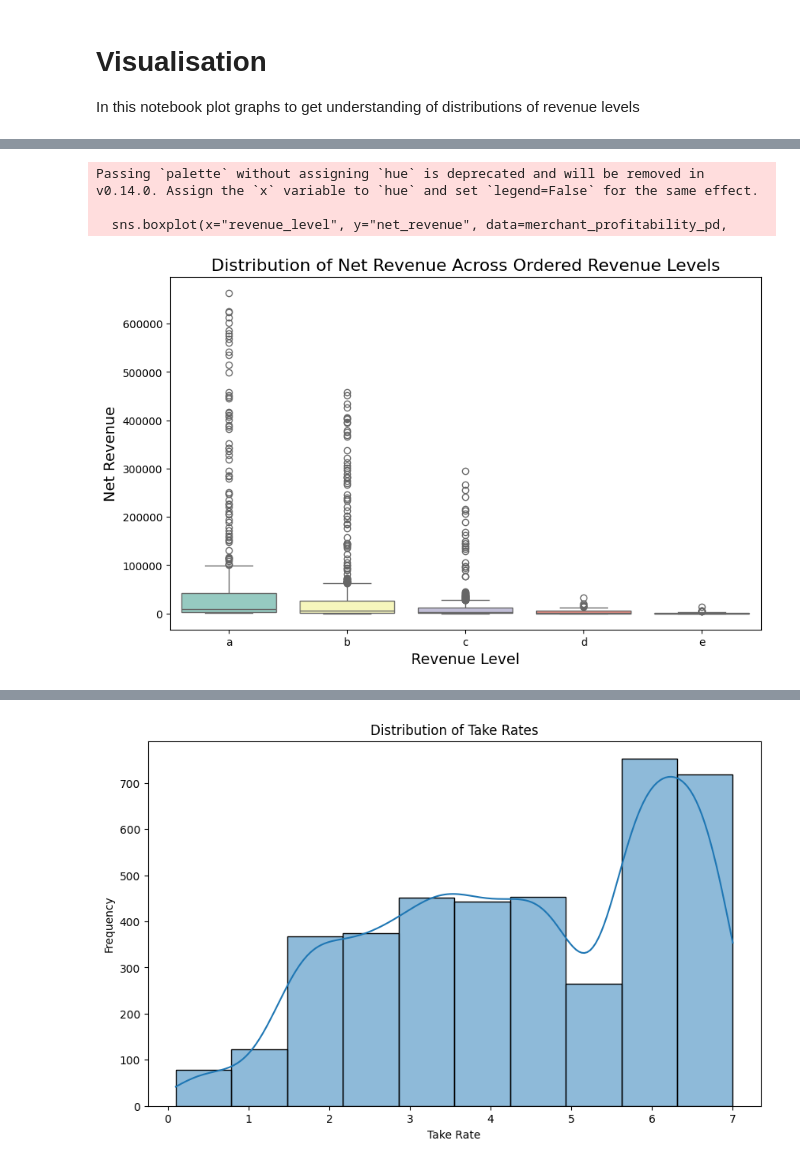
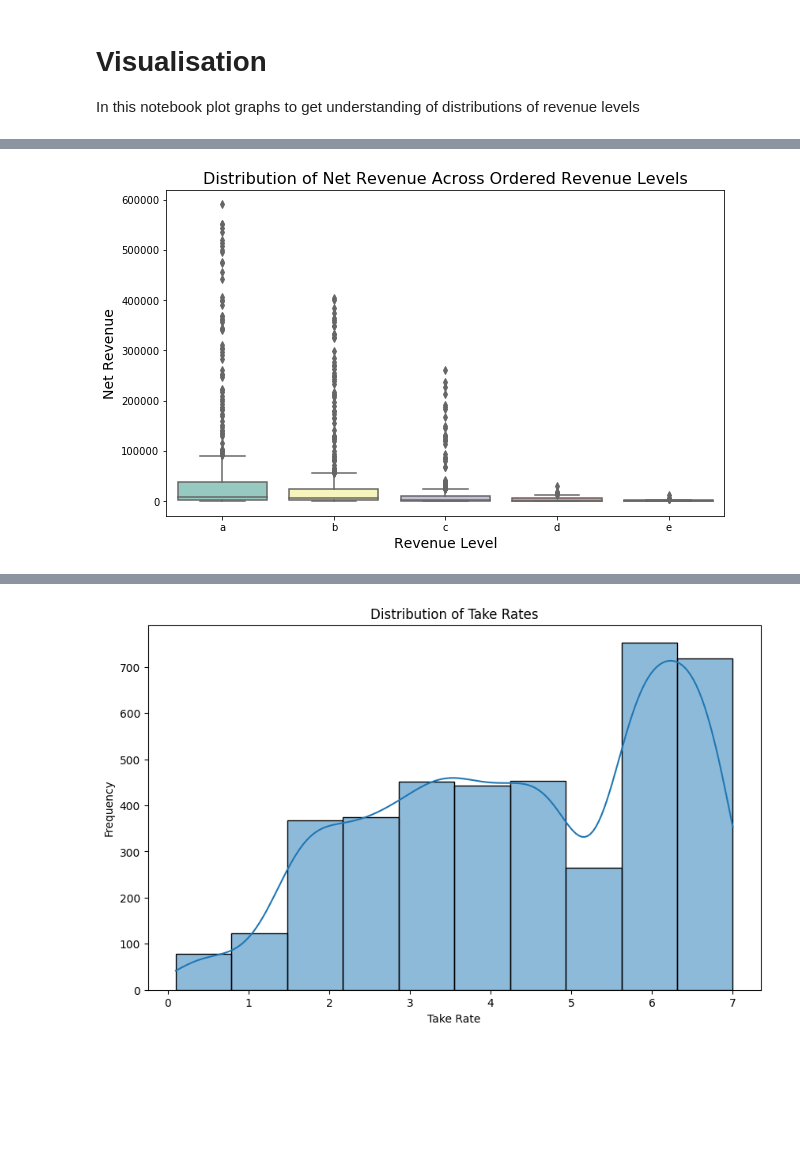
Before and after one commit to MAST30034-AppliedDataScience/project-2-group-buy-now-pay-later-industry-project-9, a Jupyter notebook: notebooks/visualisation.ipynb, the cells around one changed output, grey strips where cells are left out. Cells and saved outputs as stored; diff of their text form; code cells hidden in the pictures; blank space fills up the shorter version.

```diff
--- a/notebooks/visualisation.ipynb
+++ b/notebooks/visualisation.ipynb
@@ -4,7 +4,7 @@ os.sys.path.append("../")
 from scripts.visualisation import *
 # %%
 spark = (
-    SparkSession.builder.appName("Preliminary Analysis")
+    SparkSession.builder.appName("Visualisation Analysis")
     .config("spark.sql.repl.eagerEval.enabled", True)
     .config("spark.sql.parquet.cacheMetadata", "true")
     .config("spark.sql.session.timeZone", "Etc/UTC")
@@ -24,3 +22,7 @@ To adjust logging level use sc.setLogLevel(newLevel). For SparkR, use setLogLeve
 path = "../data/curated"
 # %%
 merchant_profitability = spark.read.parquet(f"{path}/merchant_profitability.parquet")
+merchant_info = spark.read.parquet(f"{path}/merchant_info.parquet")
+# %%
+# Merging the data
+merchant_profitability = merchant_profitability.join(merchant_info, on = ['merchant_abn'], how = "inner")
@@ -55,33 +99,30 @@ for level in revenue_levels:
 # %%
 
 # Convert the Spark DataFrame to Pandas for visualization
-merchant_profitability_pd = merchant_profitability.select("revenue_level", "net_revenue").toPandas()
+merchant_profitability_pd = merchant_profitability.select("revenue_level", "total_commission").toPandas()
 
 # Ensure that the revenue levels are ordered from 'a' to 'e'
 ordered_levels = ['a', 'b', 'c', 'd', 'e']
 merchant_profitability_pd['revenue_level'] = pd.Categorical(merchant_profitability_pd['revenue_level'],
                                                            categories=ordered_levels,
                                                            ordered=True)
 
 # Set the size of the plot
 plt.figure(figsize=(10, 6))
 
 # Create the box plot using seaborn with the specified order
-sns.boxplot(x="revenue_level", y="net_revenue", data=merchant_profitability_pd,
+sns.boxplot(x="revenue_level", y="total_commission", data=merchant_profitability_pd,
             palette="Set3", order=ordered_levels)
 
 # Set the plot's title and labels
 plt.title("Distribution of Net Revenue Across Ordered Revenue Levels", fontsize=16)
 plt.xlabel("Revenue Level", fontsize=14)
 plt.ylabel("Net Revenue", fontsize=14)
 
 # Show the plot
 plt.show()
 # %% [output]
-Passing `palette` without assigning `hue` is deprecated and will be removed in v0.14.0. Assign the `x` variable to `hue` and set `legend=False` for the same effect.
-
-  sns.boxplot(x="revenue_level", y="net_revenue", data=merchant_profitability_pd,
-[figure, old version]
+[figure, new version]
 # %%
 merchant_profitability.show()
 # %% [output]
```
Also changed, not shown: parts of 5 cells of this notebook, 8 other files.
